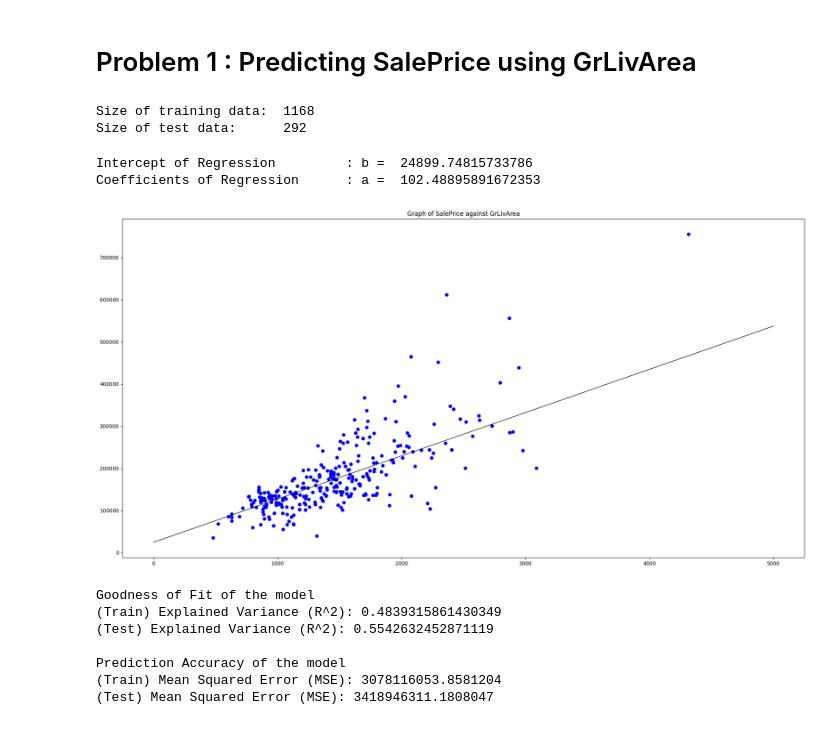
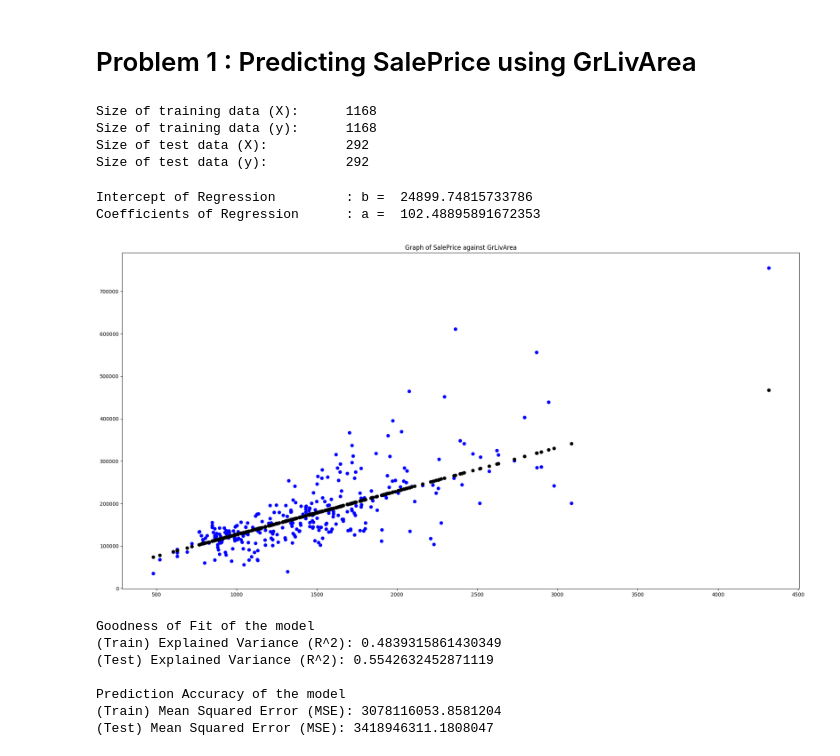
Before and after one commit to ChayHuiXiang/NTU-CS, a Jupyter notebook: SC1015/Lab_4/Lab4.ipynb, the cells around one changed output. Cells and saved outputs as stored; diff of their text form; code cells hidden in the pictures.

```diff
--- a/SC1015/Lab_4/Lab4.ipynb
+++ b/SC1015/Lab_4/Lab4.ipynb
@@ -20,29 +20,37 @@ y = pd.DataFrame(df["SalePrice"])
 X_train, X_test, y_train, y_test = train_test_split(X, y, test_size = 0.20, random_state=42)
 # %%
 # Get size of training and test data
-print(f"Size of training data: \t{len(X_train)}")
-print(f"Size of test data: \t{len(X_test)}")
+print(f"Size of training data (X): \t{len(X_train)}")
+print(f"Size of training data (y): \t{len(y_train)}")
+print(f"Size of test data (X): \t\t{len(X_test)}")
+print(f"Size of test data (y): \t\t{len(y_test)}")
 # %% [output]
-Size of training data:  1168
-Size of test data:      292
+Size of training data (X):      1168
+Size of training data (y):      1168
+Size of test data (X):          292
+Size of test data (y):          292
 # %%
 linreg.fit(X_train, y_train)
+
+# Predict Total values corresponding to HP
+y_train_pred = linreg.predict(X_train)
+y_test_pred = linreg.predict(X_test)
 
 # Coefficients of the Linear Regression line
 print('Intercept of Regression \t: b = ', linreg.intercept_[0])
 print('Coefficients of Regression \t: a = ', linreg.coef_[0][0])
 print()
 
 x = np.linspace(0,5000)
 y = linreg.coef_[0] * x + linreg.intercept_
 # Plot the Regression line
 f, axes = plt.subplots(1, 1, figsize=(24, 12))
 axes.scatter(X_test, y_test, color = "blue")
-axes.plot(x, y, linewidth = 1, color="black")
+axes.scatter(X_test, y_test_pred, linewidth = 1, color="black")
 plt.title('Graph of SalePrice against GrLivArea')
 plt.show()
 # %% [output]
 Intercept of Regression         : b =  24899.74815733786
 Coefficients of Regression      : a =  102.48895891672353
-[figure, old version]
+[figure, new version]
 # %%
```
Also changed, not shown: parts of 4 cells of this notebook.
